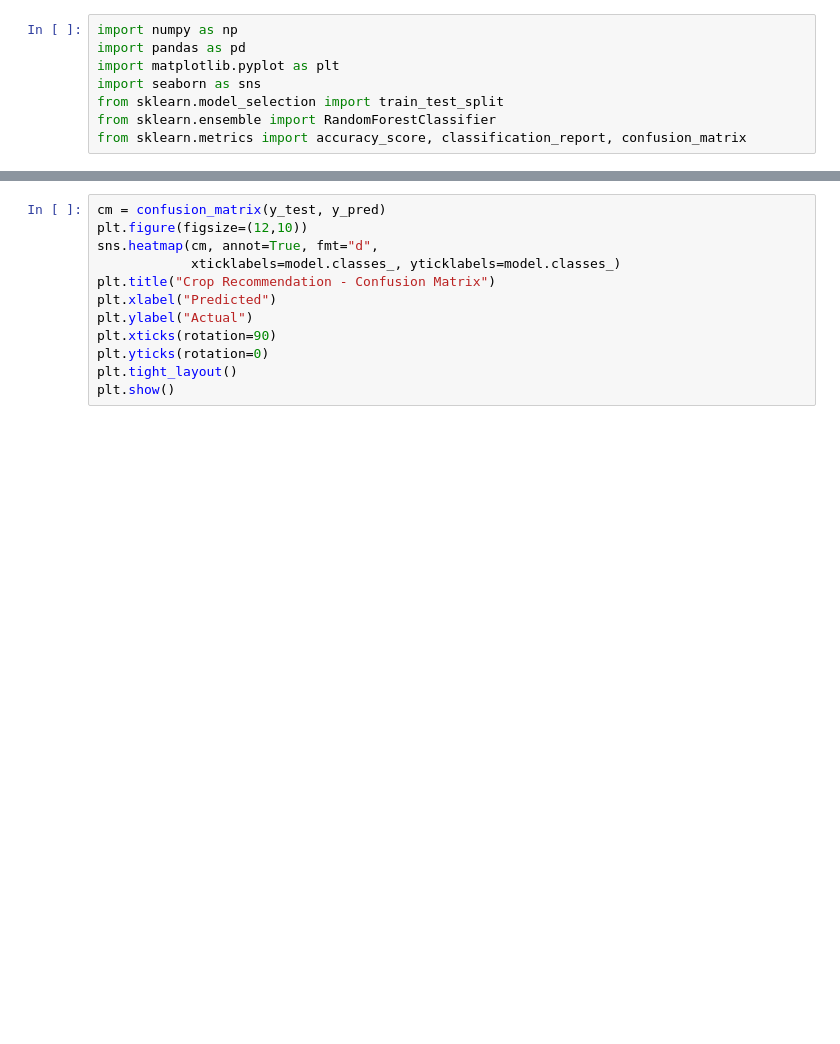
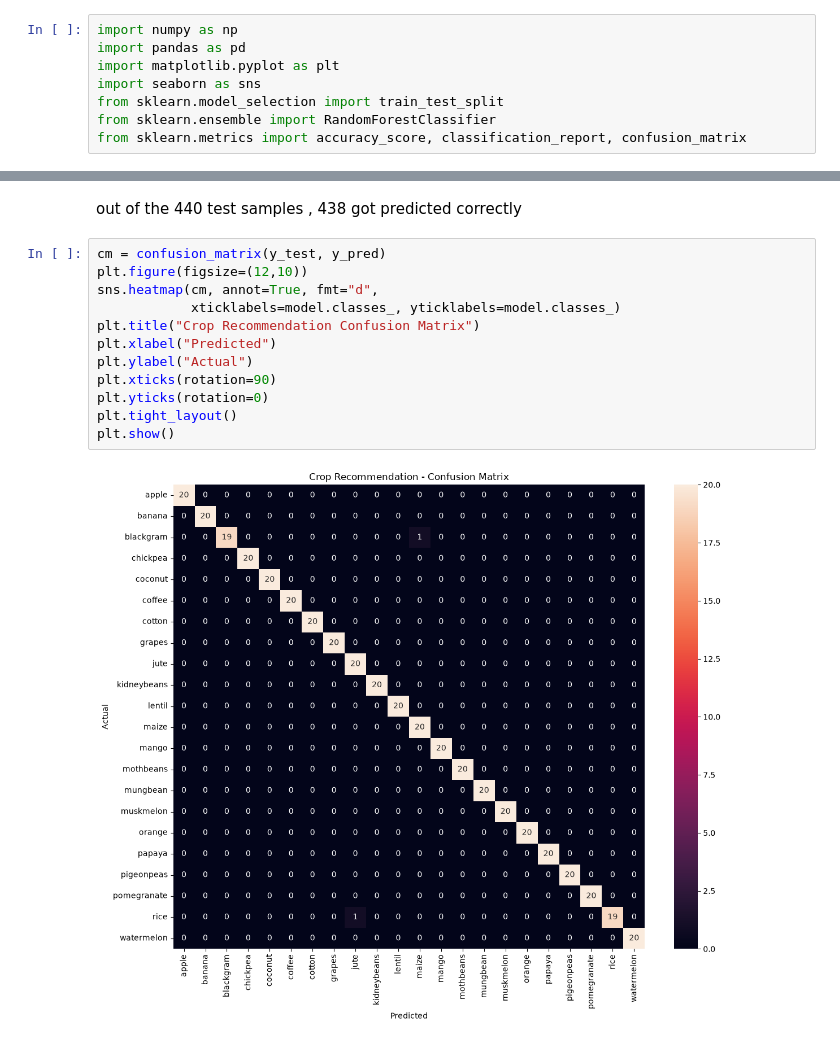
Before and after one commit to sakshamsk2409-sys/AI-Based-Crop-Recommendation, a Jupyter notebook: notebooks/Crop-Recommendation.ipynb, the cells around one changed output, grey strips where cells are left out. Saved outputs shown, nothing was run; the diff lists cells and outputs as text; blank space fills up the shorter version.

```diff
--- a/notebooks/Crop-Recommendation.ipynb
+++ b/notebooks/Crop-Recommendation.ipynb
@@ -38,15 +91,19 @@ print(classification_report(y_test, y_pred))
+# %% [markdown]
+out of the 440 test samples , 438 got predicted correctly
 # %%
 cm = confusion_matrix(y_test, y_pred)
 plt.figure(figsize=(12,10))
 sns.heatmap(cm, annot=True, fmt="d",
             xticklabels=model.classes_, yticklabels=model.classes_)
-plt.title("Crop Recommendation - Confusion Matrix")
+plt.title("Crop Recommendation Confusion Matrix")
 plt.xlabel("Predicted")
 plt.ylabel("Actual")
 plt.xticks(rotation=90)
 plt.yticks(rotation=0)
 plt.tight_layout()
 plt.show()
+# %% [output]
+[figure, added]
 # %%
 sample = pd.DataFrame([{
     "N": 90, "P": 42, "K": 43,
```
Also changed, not shown: parts of 6 cells of this notebook, 1 other file.
